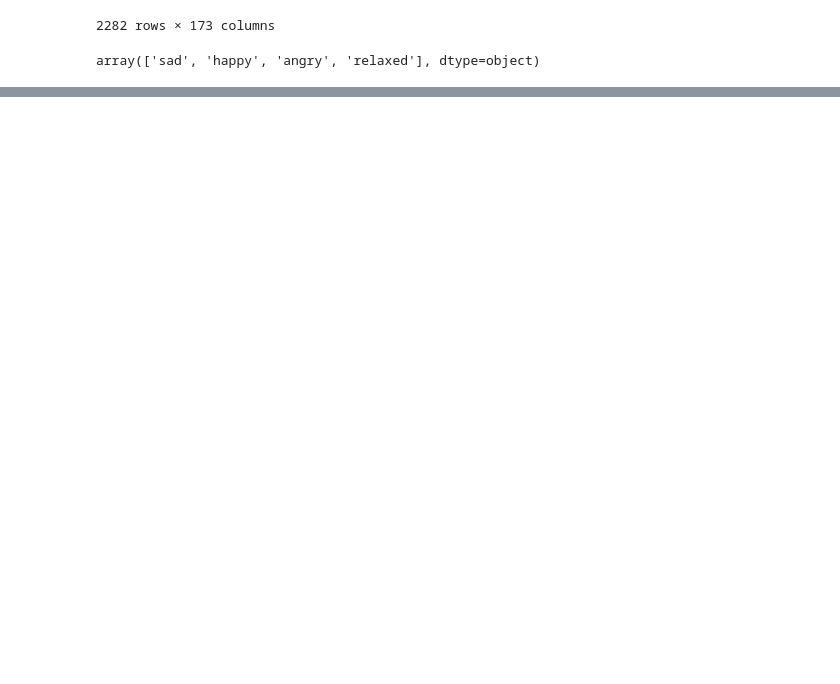
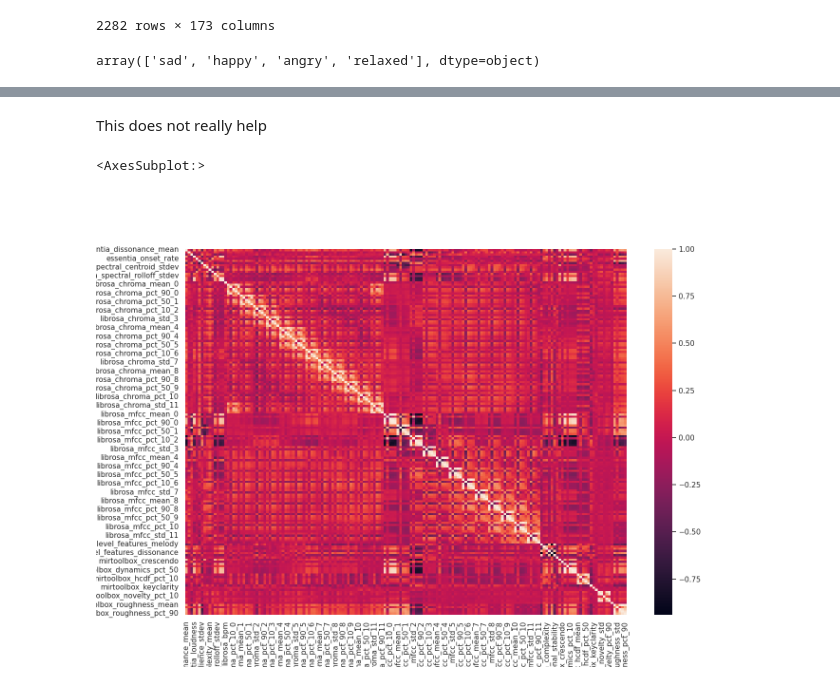
Before and after one commit to The-Deadly-Hyenas/Data-Exploration, a Jupyter notebook: data_exploration_paul.ipynb, the cells around one changed output, grey strips where cells are left out. Drawn from its saved outputs; the diff is of its cells as text; code cells hidden in the pictures; blank space fills up the shorter version.

```diff
--- a/data_exploration_paul.ipynb
+++ b/data_exploration_paul.ipynb
@@ -284,0 +332,8 @@ plot_class_dist(df_feat_agg, "Distribution of classes in segments (features)")
+# %% [markdown]
+This does not really help
+# %%
+fig, ax = plt.subplots(figsize=(15, 10), dpi=100)
+sns.heatmap(feat_corr, annot=False)
+# %% [output]
+<AxesSubplot:>
+[figure, added]
```
Also changed, not shown: parts of 15 cells of this notebook.
